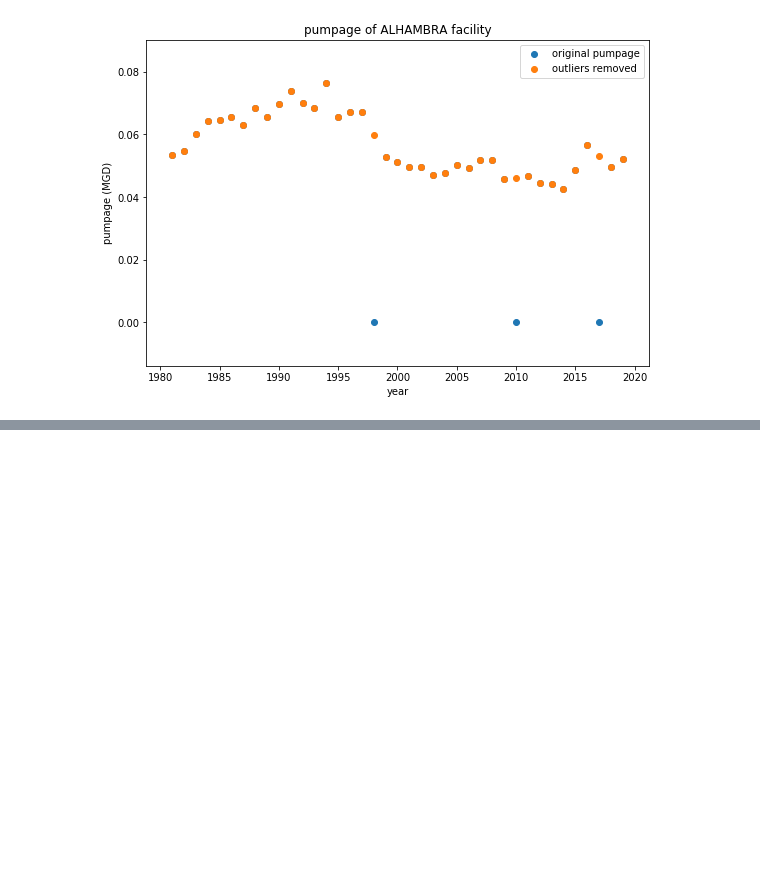
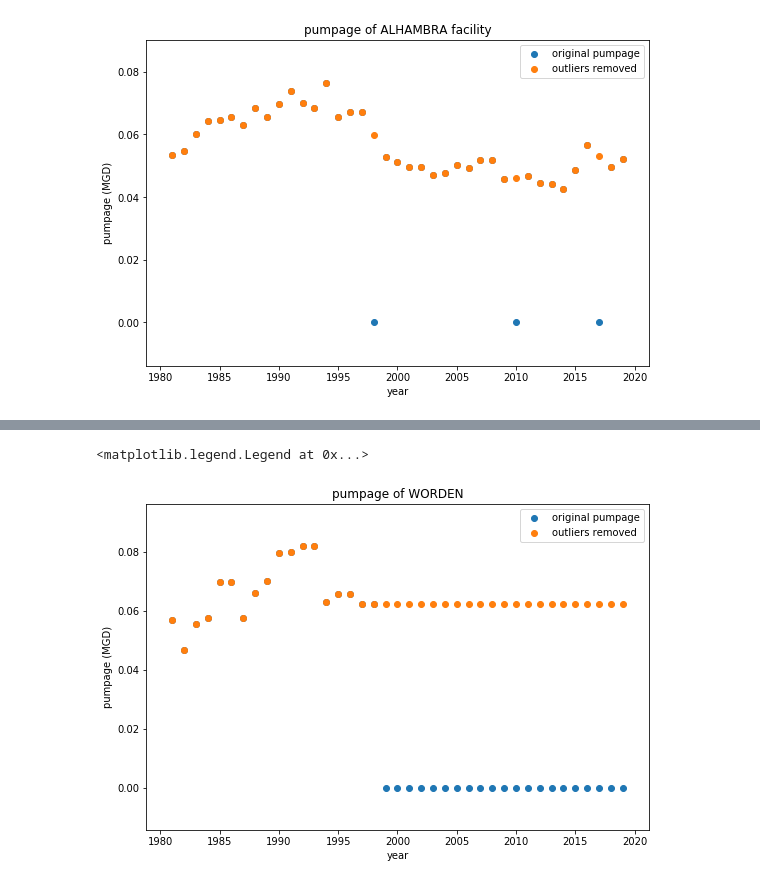
Before and after one commit to Firas-95/GEO572-Project-E.St.Louis, a Jupyter notebook: pumping/pump_data_modified_new.ipynb, the cells around one changed output, grey strips where cells are left out. Saved outputs shown, nothing was run; the diff lists cells and outputs as text; code cells hidden in the pictures; blank space fills up the shorter version.

```diff
--- a/pumping/pump_data_modified_new.ipynb
+++ b/pumping/pump_data_modified_new.ipynb
@@ -75,0 +93,11 @@ plt.legend()
+# %%
+plt.figure(figsize=(9,6))
+plt.scatter(year_list,pump3,label='original pumpage')
+plt.scatter(year_list,pump3_new,label='outliers removed')
+plt.title('pumpage of WORDEN')
+plt.ylabel('pumpage (MGD)')
+plt.xlabel('year')
+plt.legend()
+# %% [output]
+<matplotlib.legend.Legend at 0x...>
+[figure, added]
```
Also changed, not shown: parts of 5 cells of this notebook, 2 other files.
